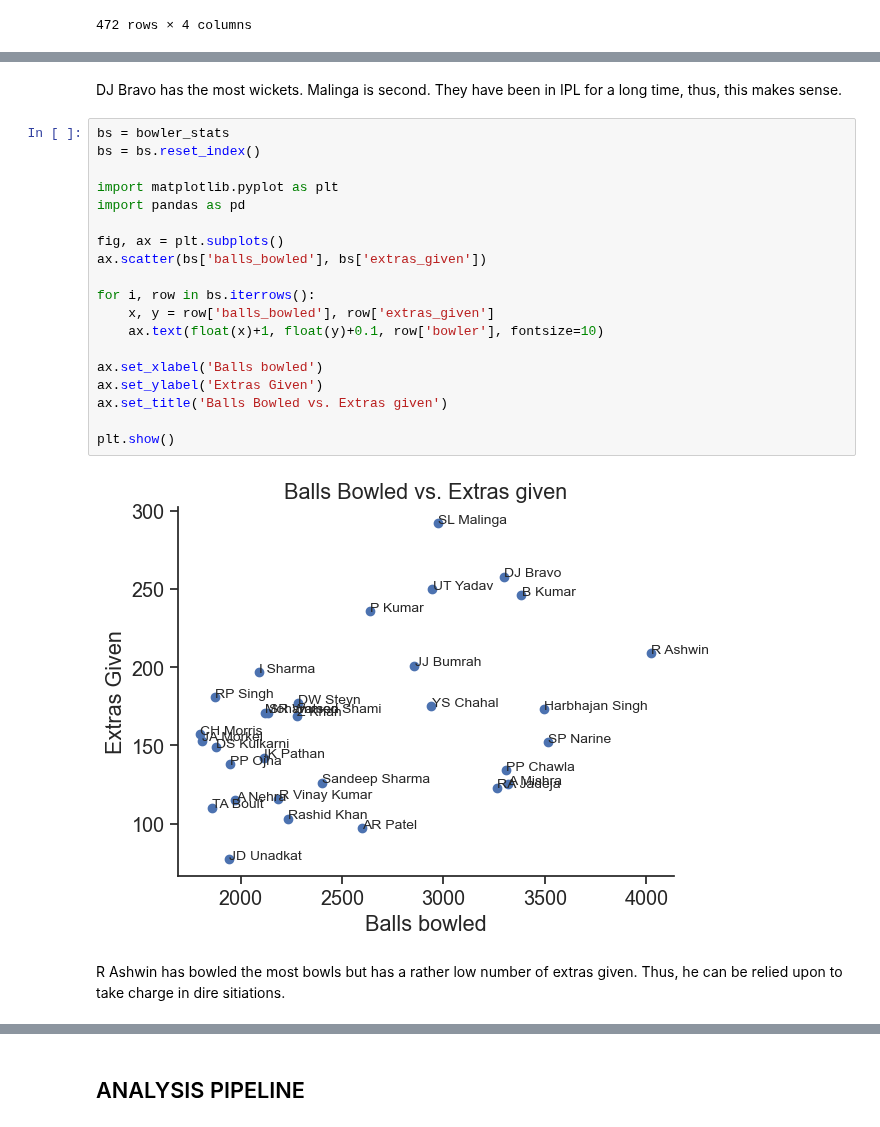
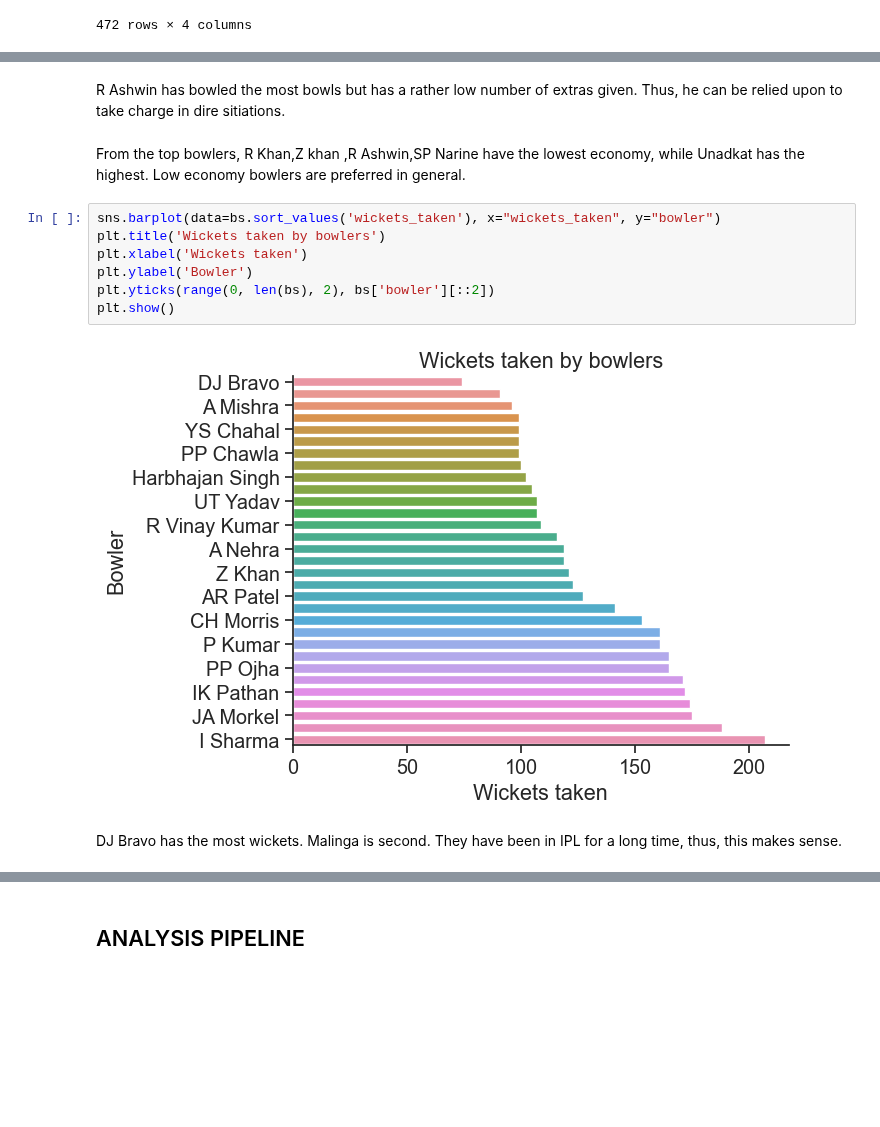
Before and after one commit to ubco-W2022T2-data301/project-group-group60, a Jupyter notebook: analysis/analysis2.ipynb, the cells around one changed output, grey strips where cells are left out. Saved outputs shown, nothing was run; the diff lists cells and outputs as text; blank space fills up the shorter version.

```diff
--- a/analysis/analysis2.ipynb
+++ b/analysis/analysis2.ipynb
@@ -144,25 +169,15 @@ plt.show()
+# %% [markdown]
+R Ashwin has bowled the most bowls but has a rather low number of extras given. Thus, he can be relied upon to take charge in dire sitiations.
+# %% [markdown]
+From the top bowlers, R Khan,Z khan ,R Ashwin,SP Narine have the lowest economy, while Unadkat has the highest. Low economy bowlers are preferred in general.
+# %%
+sns.barplot(data=bs.sort_values('wickets_taken'), x="wickets_taken", y="bowler")
+plt.title('Wickets taken by bowlers')
+plt.xlabel('Wickets taken')
+plt.ylabel('Bowler')
+plt.yticks(range(0, len(bs), 2), bs['bowler'][::2])
+plt.show()
+# %% [output]
+[figure, added]
 # %% [markdown]
 DJ Bravo has the most wickets. Malinga is second. They have been in IPL for a long time, thus, this makes sense.
-# %%
-bs = bowler_stats
-bs = bs.reset_index()
-
-import matplotlib.pyplot as plt
-import pandas as pd
-
-fig, ax = plt.subplots()
-ax.scatter(bs['balls_bowled'], bs['extras_given'])
-
-for i, row in bs.iterrows():
-    x, y = row['balls_bowled'], row['extras_given']
-    ax.text(float(x)+1, float(y)+0.1, row['bowler'], fontsize=10)
-
-ax.set_xlabel('Balls bowled')
-ax.set_ylabel('Extras Given')
-ax.set_title('Balls Bowled vs. Extras given')
-
-plt.show()
-# %% [output]
-[figure, removed]
-# %% [markdown]
-R Ashwin has bowled the most bowls but has a rather low number of extras given. Thus, he can be relied upon to take charge in dire sitiations.
```
Also changed, not shown: parts of 5 cells of this notebook.
